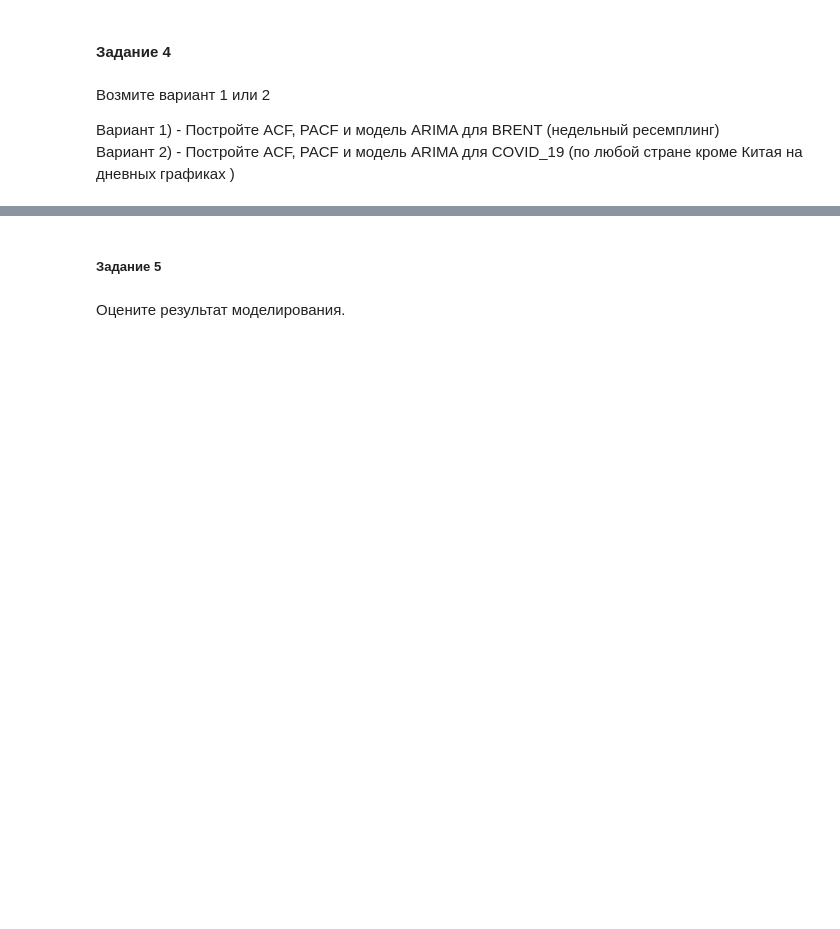
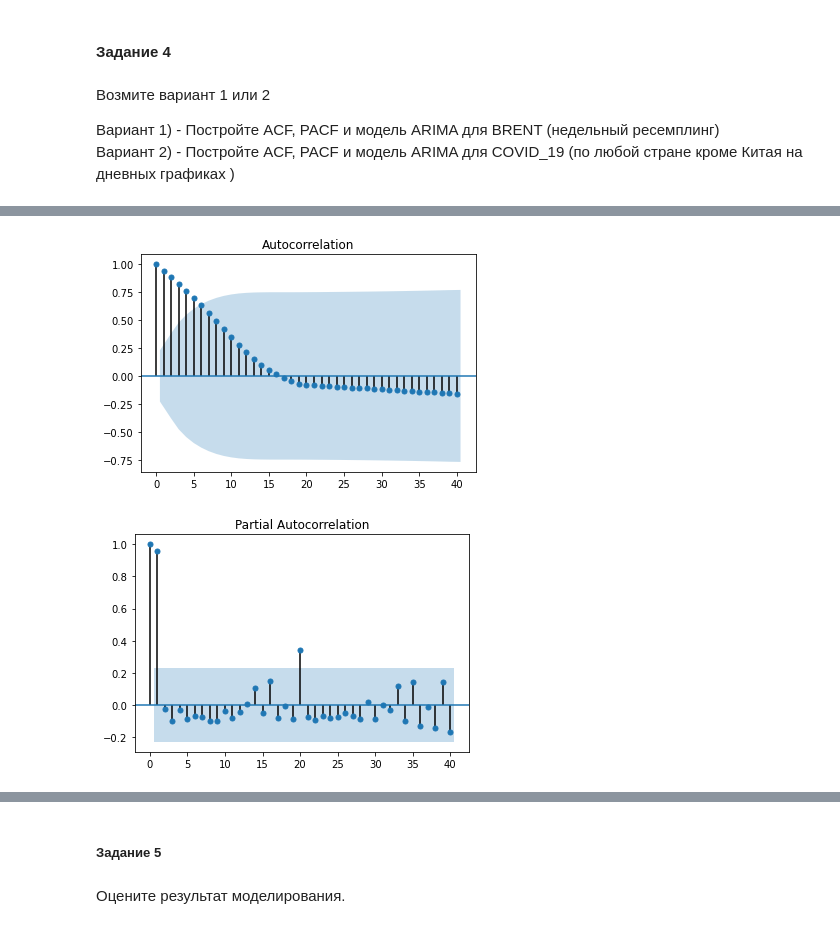
Before and after one commit to superbe/MachineLearningInBusiness, a Jupyter notebook: Lesson 3.ipynb, the cells around one changed output, grey strips where cells are left out. Cells and saved outputs as stored; diff of their text form; code cells hidden in the pictures; blank space fills up the shorter version.

```diff
--- a/Lesson 3.ipynb
+++ b/Lesson 3.ipynb
@@ -300,0 +419,9 @@ plt.show()
+# %%
+sm.graphics.tsa.plot_acf(df['Deaths'].values, lags=40)
+plt.show()
+
+sm.graphics.tsa.plot_pacf(df['Deaths'].values, lags=40)
+plt.show()
+# %% [output]
+[figure, added]
+[figure, added]
```
Also changed, not shown: parts of 38 cells of this notebook.
